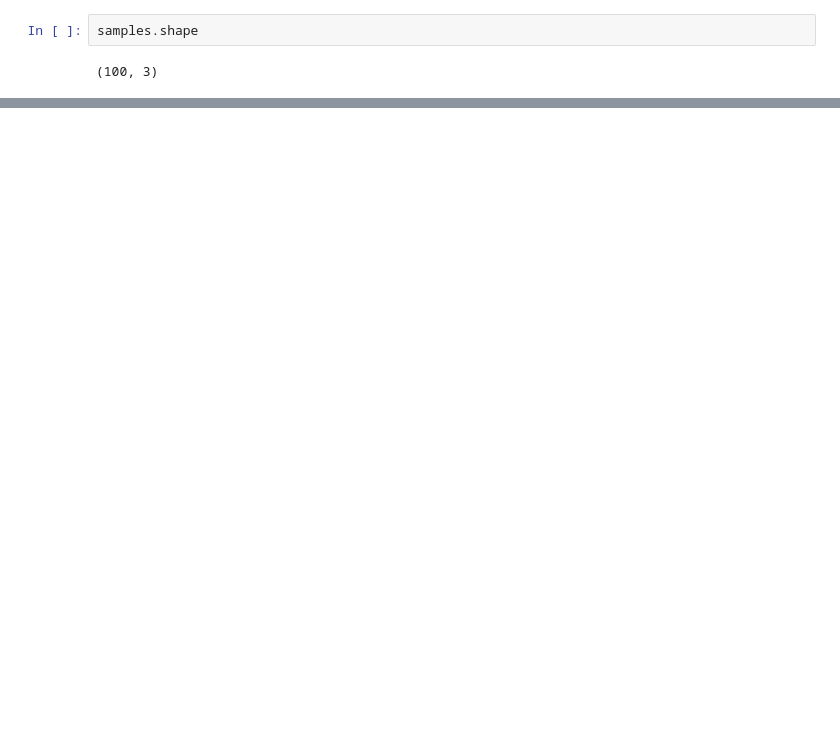
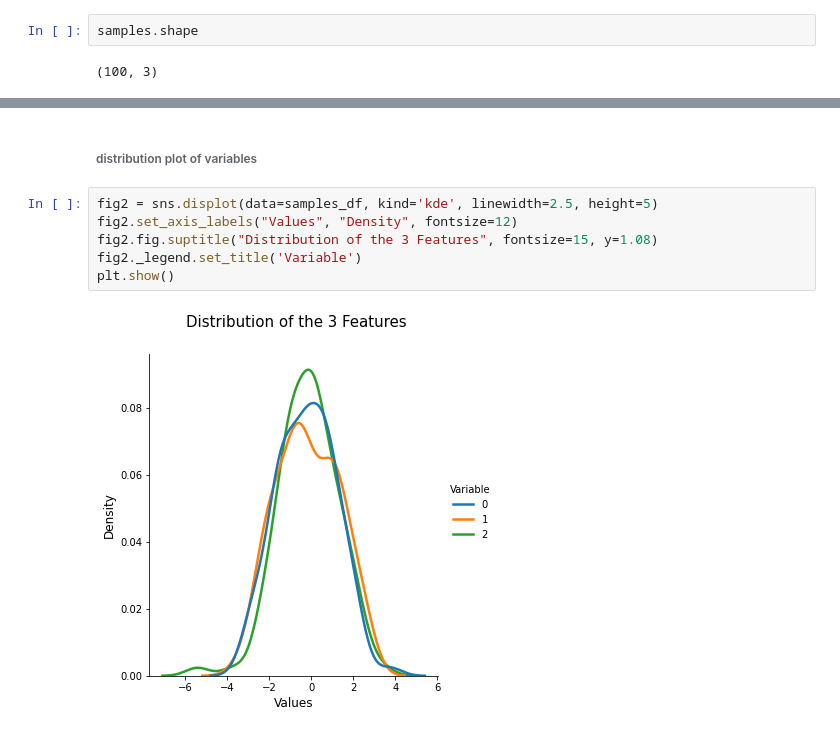
Before and after one commit to NethraGunti/Multivariate-Data-Simulation, a Jupyter notebook: Assignment 2.ipynb, the cells around one changed output, grey strips where cells are left out. Saved outputs shown, nothing was run; the diff lists cells and outputs as text; blank space fills up the shorter version.

```diff
--- a/Assignment 2.ipynb
+++ b/Assignment 2.ipynb
@@ -164,0 +83,10 @@ plt.show()
+# %% [markdown]
+###### distribution plot of variables
+# %%
+fig2 = sns.displot(data=samples_df, kind='kde', linewidth=2.5, height=5)
+fig2.set_axis_labels("Values", "Density", fontsize=12)
+fig2.fig.suptitle("Distribution of the 3 Features", fontsize=15, y=1.08)
+fig2._legend.set_title('Variable')
+plt.show()
+# %% [output]
+[figure, added]
```
Also changed, not shown: parts of 42 cells of this notebook.
